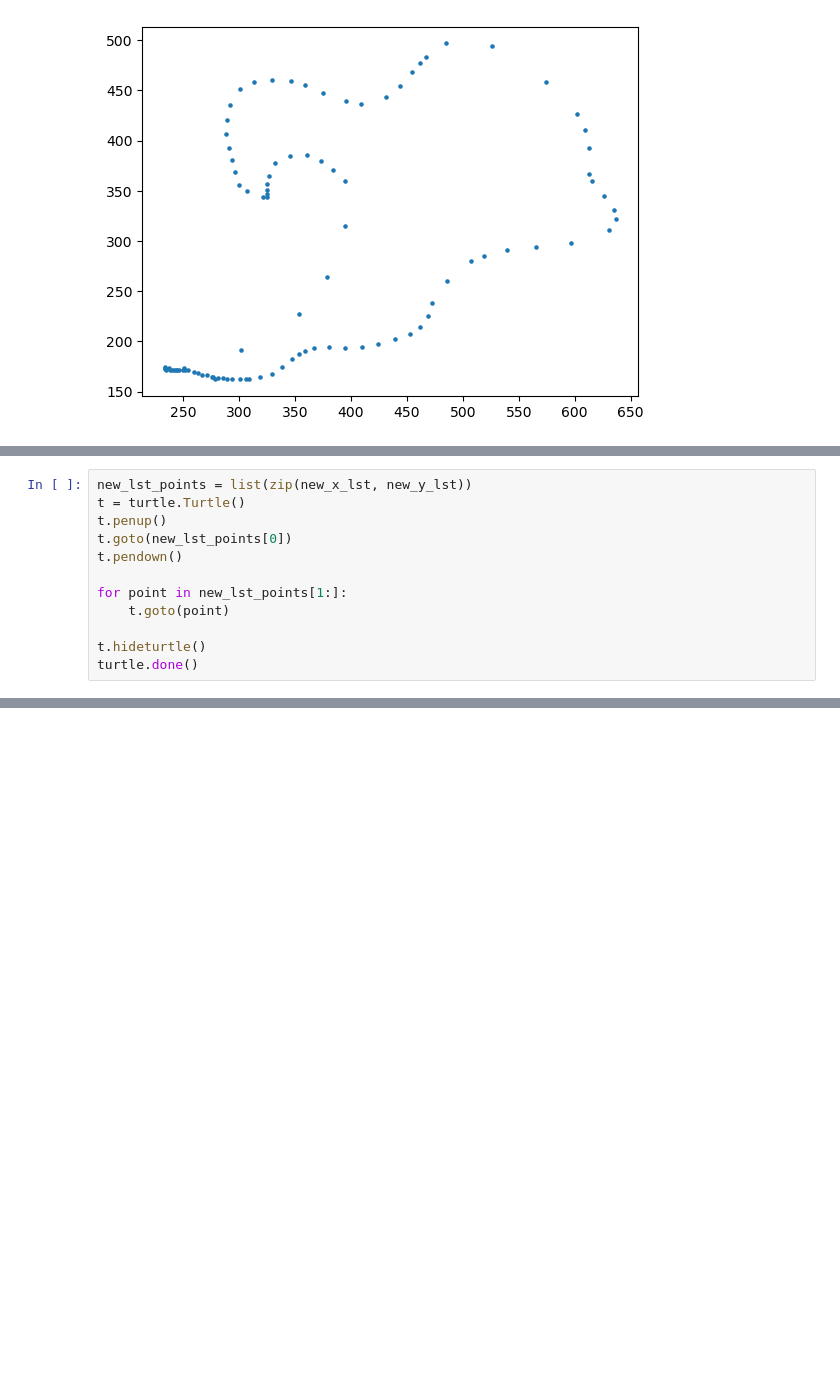
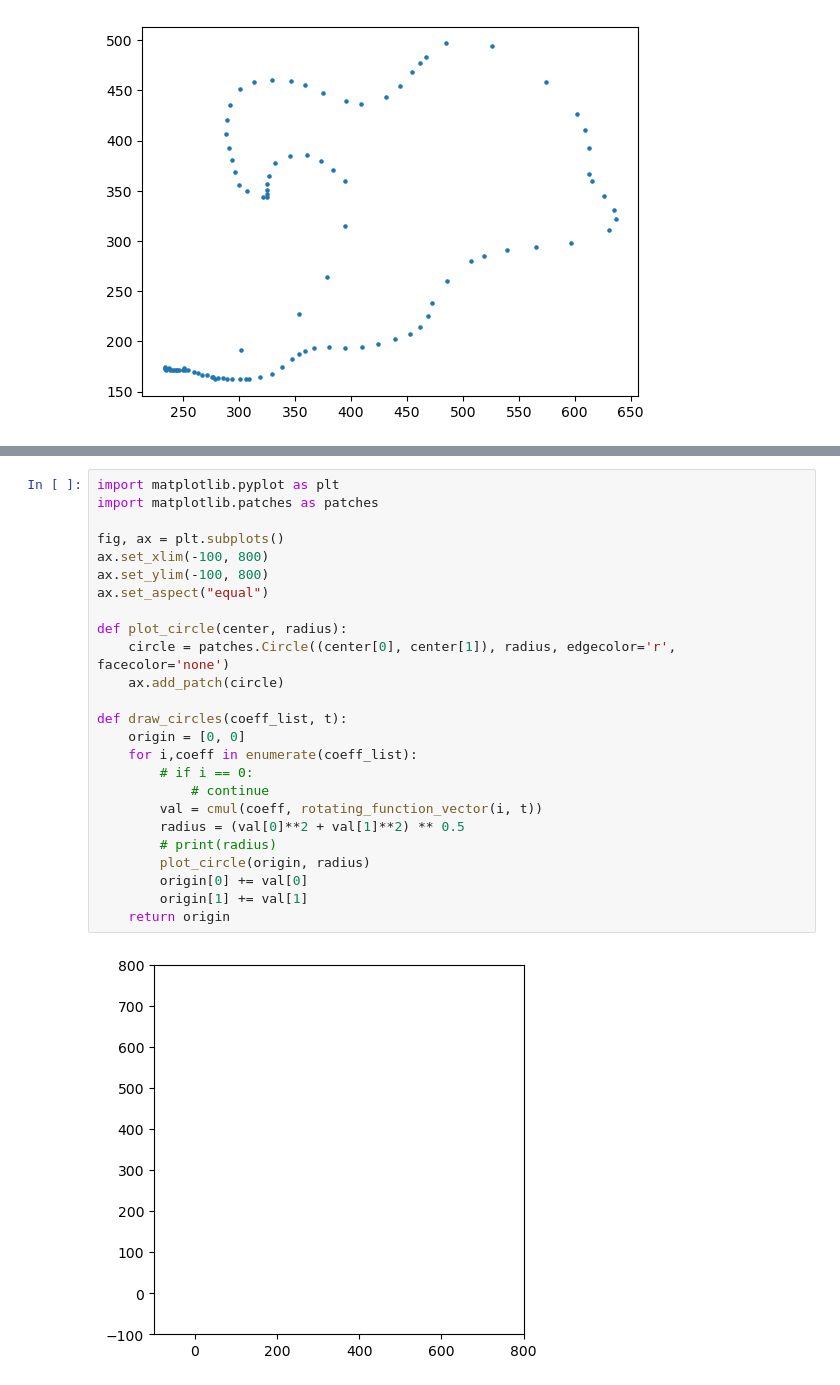
Before and after one commit to at2005/Physics, a Jupyter notebook: fourier.ipynb, the cells around one changed output, grey strips where cells are left out. Drawn from its saved outputs; the diff is of its cells as text; blank space fills up the shorter version.

```diff
--- a/fourier.ipynb
+++ b/fourier.ipynb
@@ -132,12 +130,0 @@ import turtle
-# %%
-new_lst_points = list(zip(new_x_lst, new_y_lst))
-t = turtle.Turtle()
-t.penup()
-t.goto(new_lst_points[0])
-t.pendown()
-
-for point in new_lst_points[1:]:
-    t.goto(point)
-
-t.hideturtle()
-turtle.done()
@@ -148,0 +131,27 @@ Error:
+# %%
+import matplotlib.pyplot as plt
+import matplotlib.patches as patches
+
+fig, ax = plt.subplots()
+ax.set_xlim(-100, 800)
+ax.set_ylim(-100, 800)
+ax.set_aspect("equal")
+
+def plot_circle(center, radius):
+    circle = patches.Circle((center[0], center[1]), radius, edgecolor='r', facecolor='none')
+    ax.add_patch(circle)
+
+def draw_circles(coeff_list, t):
+    origin = [0, 0]
+    for i,coeff in enumerate(coeff_list):
+        # if i == 0:
+            # continue
+        val = cmul(coeff, rotating_function_vector(i, t))
+        radius = (val[0]**2 + val[1]**2) ** 0.5
+        # print(radius)
+        plot_circle(origin, radius)
+        origin[0] += val[0]
+        origin[1] += val[1]
+    return origin
+# %% [output]
+[figure, added]
```
Also changed, not shown: parts of 6 cells of this notebook, 2 other files.
